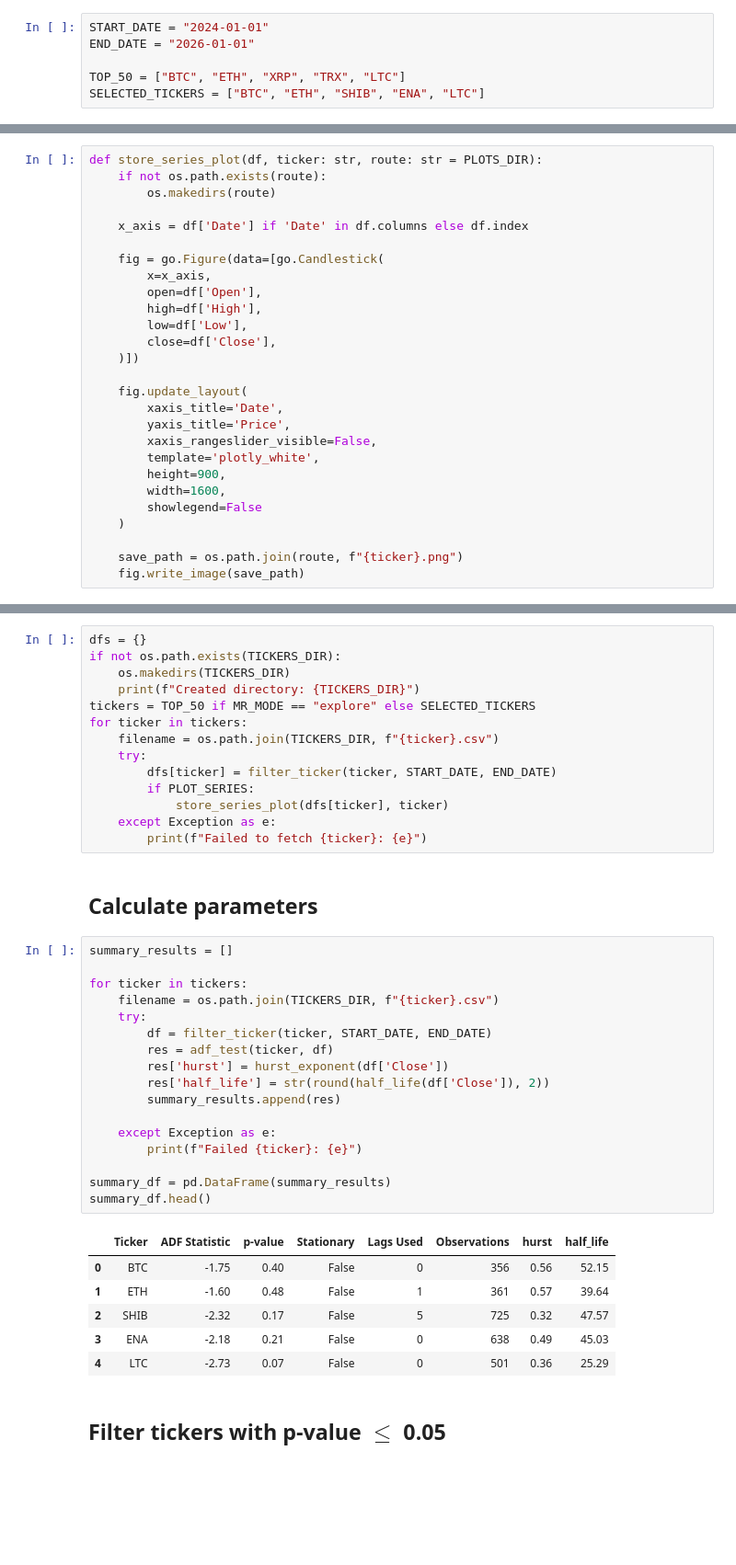
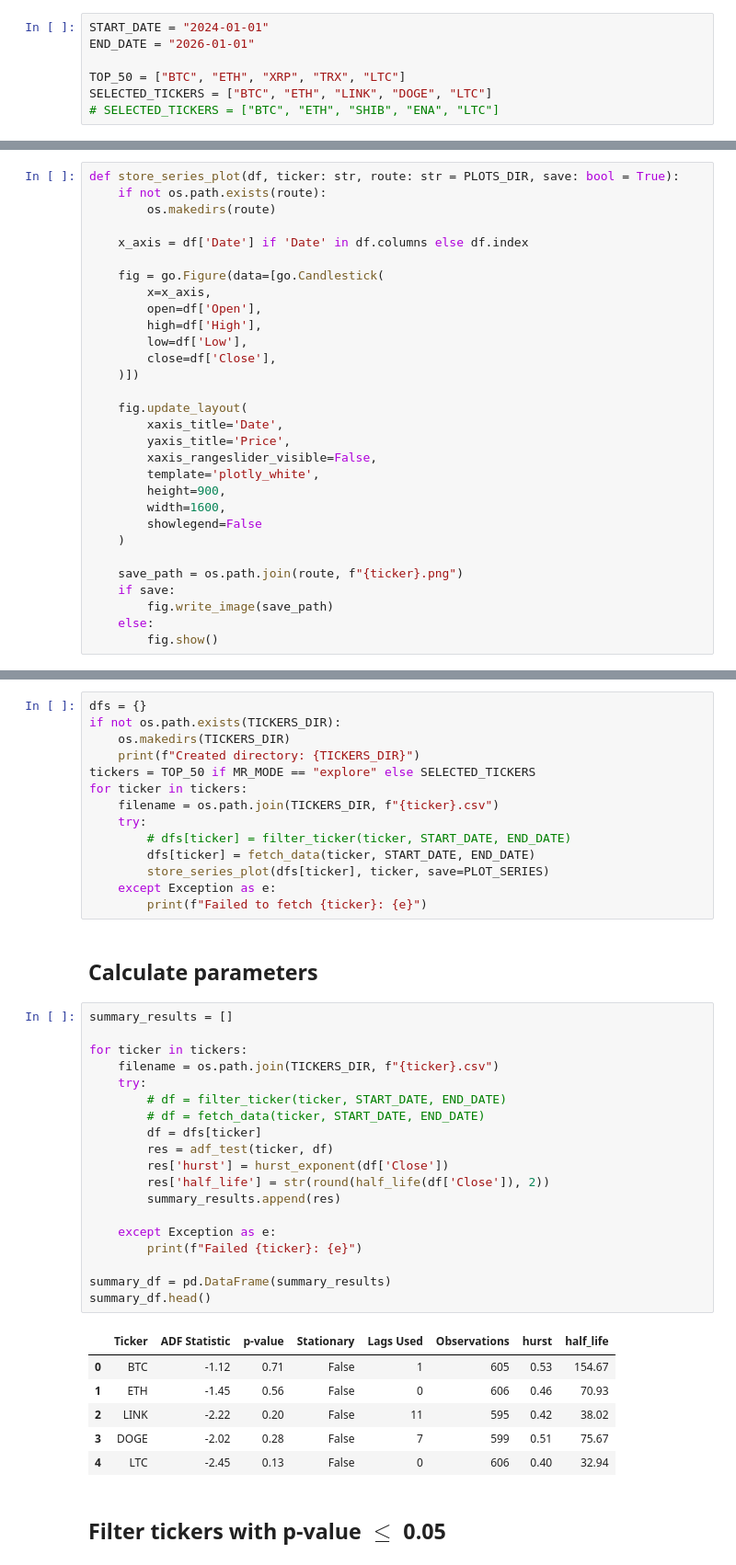
Before and after one commit to AminFiroozi/Trading-Algorithm-Project, a Jupyter notebook: Trading-Algorithm-Project.ipynb, the cells around one changed output, grey strips where cells are left out. Shown at 92% size. Drawn from its saved outputs; the diff is of its cells as text; blank space fills up the shorter version.

```diff
--- a/Trading-Algorithm-Project.ipynb
+++ b/Trading-Algorithm-Project.ipynb
@@ -46,7 +41,8 @@ START_DATE = "2024-01-01"
 END_DATE = "2026-01-01"
 
 TOP_50 = ["BTC", "ETH", "XRP", "TRX", "LTC"]
-SELECTED_TICKERS = ["BTC", "ETH", "SHIB", "ENA", "LTC"]
+SELECTED_TICKERS = ["BTC", "ETH", "LINK", "DOGE", "LTC"]
+# SELECTED_TICKERS = ["BTC", "ETH", "SHIB", "ENA", "LTC"]
 # %% [markdown]
 ## Mean-Reversion Bot
 # %%
@@ -428,7 +469,7 @@ def johansen_test(df_combined, det_order=0, k_ar_diff=1):
 # %% [markdown]
 ## Plotting
 # %%
-def store_series_plot(df, ticker: str, route: str = PLOTS_DIR):
+def store_series_plot(df, ticker: str, route: str = PLOTS_DIR, save: bool = True):
     if not os.path.exists(route):
         os.makedirs(route)
 
@@ -453,7 +494,10 @@ def store_series_plot(df, ticker: str, route: str = PLOTS_DIR):
     )
 
     save_path = os.path.join(route, f"{ticker}.png")
-    fig.write_image(save_path)
+    if save:
+        fig.write_image(save_path)
+    else:
+        fig.show()
 # %%
 def plot_spread_candlestick(group, weights, dfs, folder="plots"):
     spread_df = pd.DataFrame(index=dfs[group[0]].index)
@@ -706,9 +751,9 @@ tickers = TOP_50 if MR_MODE == "explore" else SELECTED_TICKERS
 for ticker in tickers:
     filename = os.path.join(TICKERS_DIR, f"{ticker}.csv")
     try:
-        dfs[ticker] = filter_ticker(ticker, START_DATE, END_DATE)
-        if PLOT_SERIES:
-            store_series_plot(dfs[ticker], ticker)
+        # dfs[ticker] = filter_ticker(ticker, START_DATE, END_DATE)
+        dfs[ticker] = fetch_data(ticker, START_DATE, END_DATE)
+        store_series_plot(dfs[ticker], ticker, save=PLOT_SERIES)
     except Exception as e:
         print(f"Failed to fetch {ticker}: {e}")
 # %% [markdown]
@@ -716,27 +761,29 @@ for ticker in tickers:
 # %%
 summary_results = []
 
 for ticker in tickers:
     filename = os.path.join(TICKERS_DIR, f"{ticker}.csv")
     try:
-        df = filter_ticker(ticker, START_DATE, END_DATE)
+        # df = filter_ticker(ticker, START_DATE, END_DATE)
+        # df = fetch_data(ticker, START_DATE, END_DATE)
+        df = dfs[ticker]
         res = adf_test(ticker, df)
         res['hurst'] = hurst_exponent(df['Close'])
         res['half_life'] = str(round(half_life(df['Close']), 2))
         summary_results.append(res)
 
     except Exception as e:
         print(f"Failed {ticker}: {e}")
 
 summary_df = pd.DataFrame(summary_results)
 summary_df.head()
 # %% [output]
 |  | Ticker | ADF Statistic | p-value | Stationary | Lags Used | Observations | hurst | half_life |
-| 0 | BTC | -1.75 | 0.40 | False | 0 | 356 | 0.56 | 52.15 |
-| 1 | ETH | -1.60 | 0.48 | False | 1 | 361 | 0.57 | 39.64 |
-| 2 | SHIB | -2.32 | 0.17 | False | 5 | 725 | 0.32 | 47.57 |
-| 3 | ENA | -2.18 | 0.21 | False | 0 | 638 | 0.49 | 45.03 |
-| 4 | LTC | -2.73 | 0.07 | False | 0 | 501 | 0.36 | 25.29 |
+| 0 | BTC | -1.12 | 0.71 | False | 1 | 605 | 0.53 | 154.67 |
+| 1 | ETH | -1.45 | 0.56 | False | 0 | 606 | 0.46 | 70.93 |
+| 2 | LINK | -2.22 | 0.20 | False | 11 | 595 | 0.42 | 38.02 |
+| 3 | DOGE | -2.02 | 0.28 | False | 7 | 599 | 0.51 | 75.67 |
+| 4 | LTC | -2.45 | 0.13 | False | 0 | 606 | 0.40 | 32.94 |
 # %% [markdown]
 ## Filter tickers with p-value $\le$ 0.05
 # %%
```
Also changed, not shown: parts of 22 cells of this notebook.
